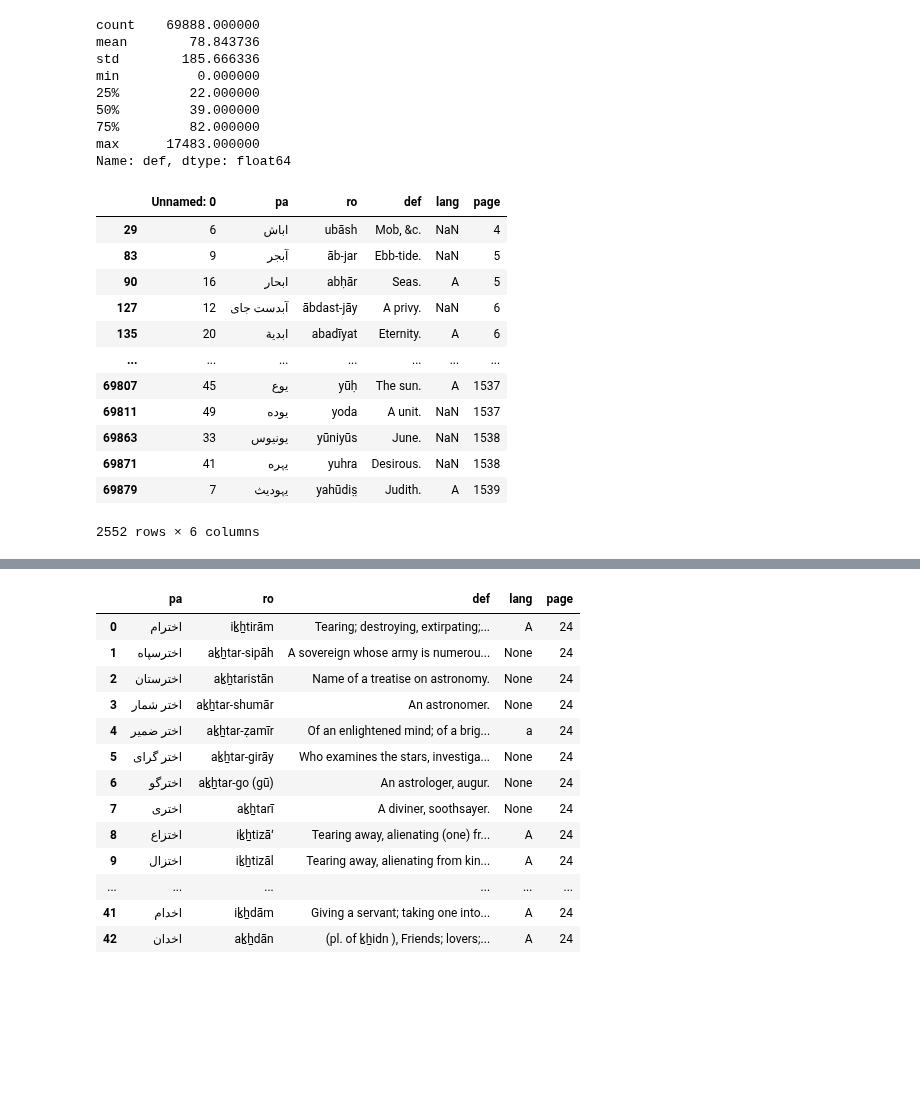
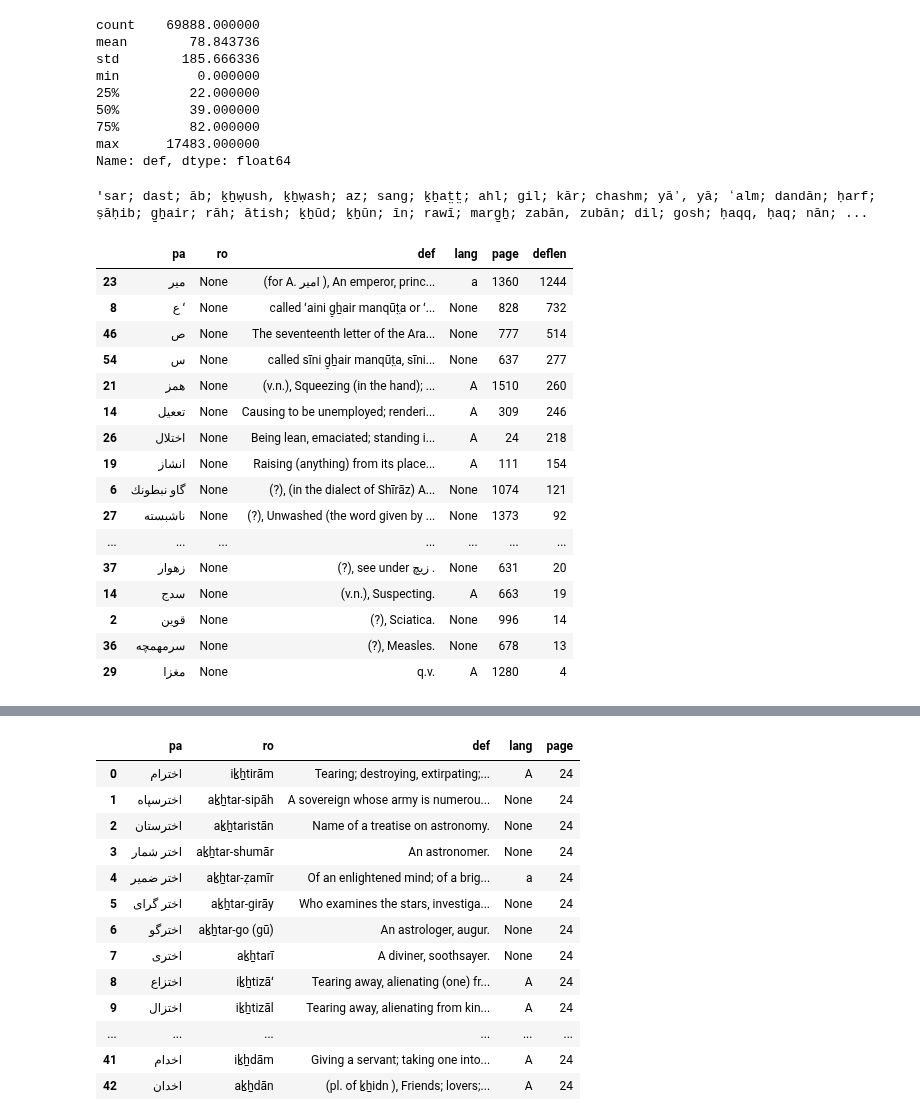
Before and after one commit to kebuhcah/experiments, a Jupyter notebook: dsal-scrape/dsal-scrape.ipynb, the cells around one changed output, grey strips where cells are left out. Drawn from its saved outputs; the diff is of its cells as text; code cells hidden in the pictures; blank space fills up the shorter version.

Commit message:
analysis: definition lengths, missing romanizations

```diff
--- a/dsal-scrape/dsal-scrape.ipynb
+++ b/dsal-scrape/dsal-scrape.ipynb
@@ -118,19 +108,30 @@ min          0.000000
 75%         82.000000
 max      17483.000000
 Name: def, dtype: float64
-# %%
-FullDictCsv[FullDictCsv['def'].str.len() < 10]
-# %% [output]
-|  | Unnamed: 0 | pa | ro | def | lang | page |
-| 29 | 6 | اباش | ubāsh | Mob, &c. | NaN | 4 |
-| 83 | 9 | آبجر | āb-jar | Ebb-tide. | NaN | 5 |
-| 90 | 16 | ابحار | abḥār | Seas. | A | 5 |
-| 127 | 12 | آبدست جاى | ābdast-jāy | A privy. | NaN | 6 |
-| 135 | 20 | ابدية | abadīyat | Eternity. | A | 6 |
-| ... | ... | ... | ... | ... | ... | ... |
-| 69807 | 45 | يوع | yūḥ | The sun. | A | 1537 |
-| 69811 | 49 | يوده | yoda | A unit. | NaN | 1537 |
-| 69863 | 33 | يونيوس | yūniyūs | June. | NaN | 1538 |
-| 69871 | 41 | ي‍ﮩ‍ره | yuhra | Desirous. | NaN | 1538 |
-| 69879 | 7 | ی‍ﮩ‍ودیث | yahūdis̤ | Judith. | A | 1539 |
-2552 rows × 6 columns
+# %%
+# top words by definition length
+
+FullDict['deflen'] = FullDict['def'].str.len()
+'; '.join(list(FullDict.sort_values('deflen', ascending=False)[:180].ro))
+# %% [output]
+'sar; dast; āb; ḵẖẉush, ḵẖẉash; az; sang; ḵẖat̤t̤; ahl; gil; kār; chashm; yāʼ, yā; ʻalm; dandān; ḥarf; ṣāḥib; g̠ẖair; rāh; ātish; ḵẖūd; ḵẖūn; īn; rawī; marg̠ẖ; zabān, zubān; dil; gosh; ḥaqq, ḥaq; nān; ...
+# %%
+FullDict[FullDict.ro.isnull()].sort_values('deflen', ascending=False)
+# %% [output]
+|  | pa | ro | def | lang | page | deflen |
+| 23 | مير | None | (for A. امير ), An emperor, princ... | a | 1360 | 1244 |
+| 8 | ع ʻ | None | called ʻaini g̠ẖair manqūt̤a or ʻ... | None | 828 | 732 |
+| 46 | ص | None | The seventeenth letter of the Ara... | None | 777 | 514 |
+| 54 | س | None | called sīni g̠ẖair manqūt̤a, sīni... | None | 637 | 277 |
+| 21 | همز | None | (v.n.), Squeezing (in the hand); ... | A | 1510 | 260 |
+| 14 | تععيل | None | Causing to be unemployed; renderi... | A | 309 | 246 |
+| 26 | اختلال | None | Being lean, emaciated; standing i... | A | 24 | 218 |
+| 19 | انشاز | None | Raising (anything) from its place... | A | 111 | 154 |
+| 6 | گاو نبطونك | None | (?), (in the dialect of Shīrāz) A... | None | 1074 | 121 |
+| 27 | ناشبسته | None | (?), Unwashed (the word given by ... | None | 1373 | 92 |
+| ... | ... | ... | ... | ... | ... | ... |
+| 37 | زهوار | None | (?), see under زيچ . | None | 631 | 20 |
+| 14 | سدج | None | (v.n.), Suspecting. | A | 663 | 19 |
+| 2 | قوين | None | (?), Sciatica. | None | 996 | 14 |
+| 36 | سرمهمچه | None | (?), Measles. | None | 678 | 13 |
+| 29 | مغزا | None | q.v. | A | 1280 | 4 |
```
Also changed, not shown: parts of 7 cells of this notebook.
